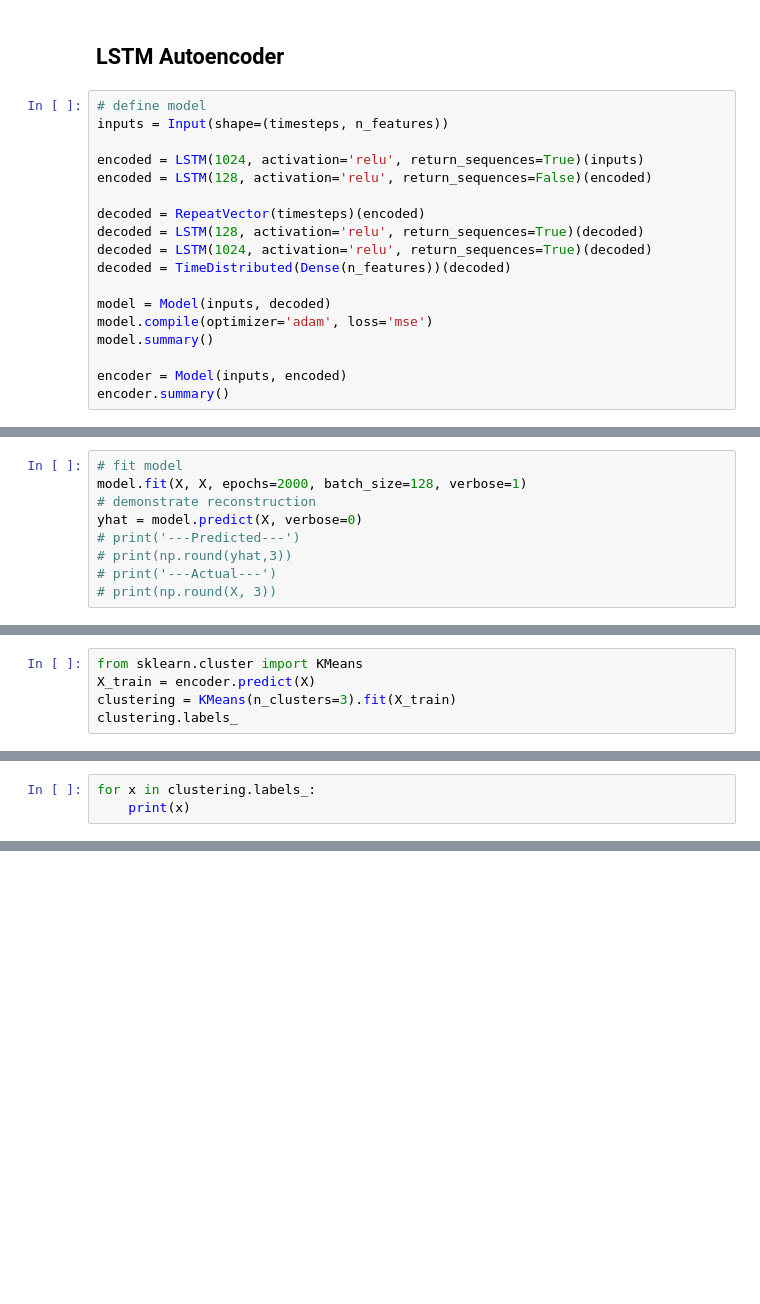
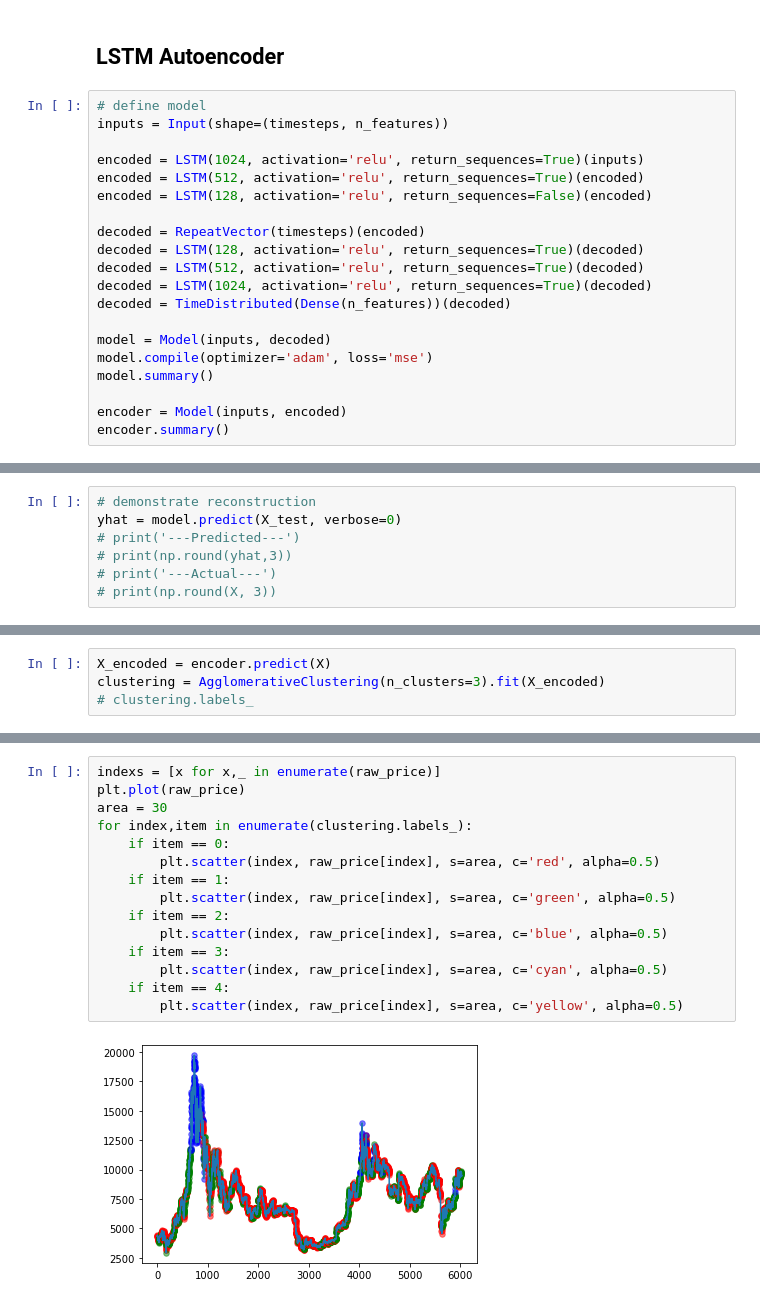
Before and after one commit to webclinic017/deep-rl-learning, a Jupyter notebook: autoencoder/understanding-lstm-autoencoder.ipynb, the cells around one changed output, grey strips where cells are left out. Cells and saved outputs as stored; diff of their text form; blank space fills up the shorter version.

```diff
--- a/autoencoder/understanding-lstm-autoencoder.ipynb
+++ b/autoencoder/understanding-lstm-autoencoder.ipynb
@@ -79,10 +76,12 @@ X.shape
 inputs = Input(shape=(timesteps, n_features))
 
 encoded = LSTM(1024, activation='relu', return_sequences=True)(inputs)
+encoded = LSTM(512, activation='relu', return_sequences=True)(encoded)
 encoded = LSTM(128, activation='relu', return_sequences=False)(encoded)
 
 decoded = RepeatVector(timesteps)(encoded)
 decoded = LSTM(128, activation='relu', return_sequences=True)(decoded)
+decoded = LSTM(512, activation='relu', return_sequences=True)(decoded)
 decoded = LSTM(1024, activation='relu', return_sequences=True)(decoded)
 decoded = TimeDistributed(Dense(n_features))(decoded)
 
@@ -113,8 +124,6 @@ _________________________________________________________________
 # %%
-# fit model
-model.fit(X, X, epochs=2000, batch_size=128, verbose=1)
 # demonstrate reconstruction
-yhat = model.predict(X, verbose=0)
+yhat = model.predict(X_test, verbose=0)
 # print('---Predicted---')
 # print(np.round(yhat,3))
 # print('---Actual---')
@@ -196,5 +162,4 @@ array([0.  , 1.72, 0.  , 3.65, 0.  , 1.51, 0.  , 0.  , 0.03, 0.19, 1.1 ,
 # %%
-from sklearn.cluster import KMeans
-X_train = encoder.predict(X)
-clustering = KMeans(n_clusters=3).fit(X_train)
-clustering.labels_
+X_encoded = encoder.predict(X)
+clustering = AgglomerativeClustering(n_clusters=3).fit(X_encoded)
+# clustering.labels_
@@ -225,3 +165,0 @@ array([2, 2, 2, ..., 0, 0, 0])
-# %%
-for x in clustering.labels_:
-    print(x)
@@ -303,0 +166,17 @@ print(np.round(X, 3))
+# %%
+indexs = [x for x,_ in enumerate(raw_price)]
+plt.plot(raw_price)
+area = 30
+for index,item in enumerate(clustering.labels_):
+    if item == 0:
+        plt.scatter(index, raw_price[index], s=area, c='red', alpha=0.5)
+    if item == 1:
+        plt.scatter(index, raw_price[index], s=area, c='green', alpha=0.5)
+    if item == 2:
+        plt.scatter(index, raw_price[index], s=area, c='blue', alpha=0.5)
+    if item == 3:
+        plt.scatter(index, raw_price[index], s=area, c='cyan', alpha=0.5)
+    if item == 4:
+        plt.scatter(index, raw_price[index], s=area, c='yellow', alpha=0.5)
+# %% [output]
+[figure, added]
```
Also changed, not shown: parts of 27 cells of this notebook, 1 other file.
